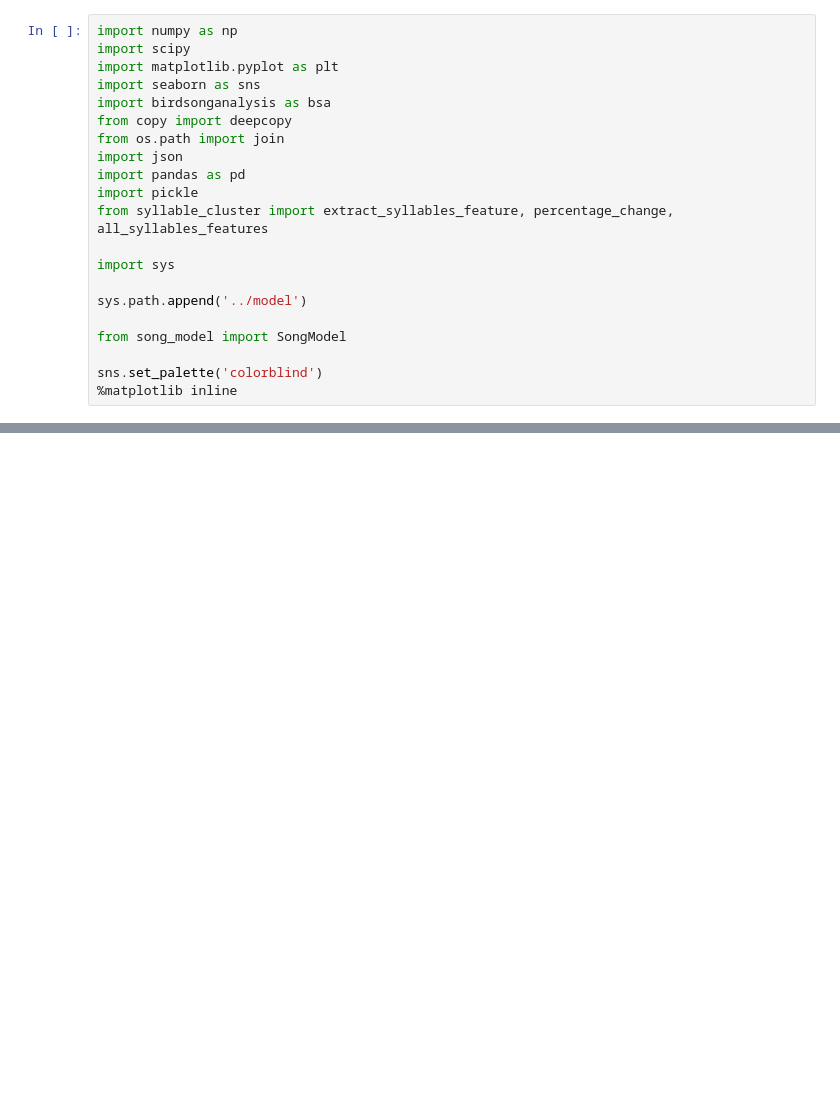
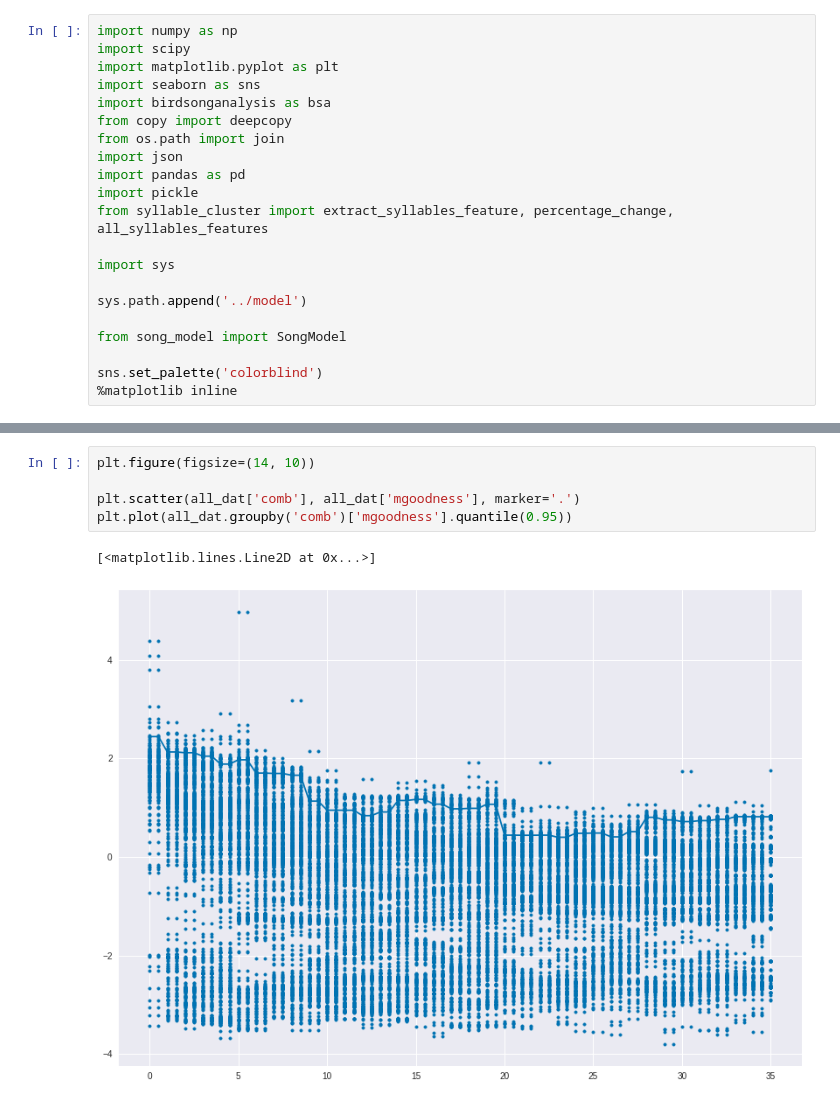
Before and after one commit to PaulEcoffet/birdsonglearningmodel, a Jupyter notebook: analysis/Syllables_analysis.ipynb, the cells around one changed output, grey strips where cells are left out. Saved outputs shown, nothing was run; the diff lists cells and outputs as text; blank space fills up the shorter version.

```diff
--- a/analysis/Syllables_analysis.ipynb
+++ b/analysis/Syllables_analysis.ipynb
@@ -113,0 +88,8 @@ all_dat[((all_dat.day == 5) & (all_dat.moment == 'evening')) | all_dat[((all_dat
+# %%
+plt.figure(figsize=(14, 10))
+
+plt.scatter(all_dat['comb'], all_dat['mgoodness'], marker='.')
+plt.plot(all_dat.groupby('comb')['mgoodness'].quantile(0.95))
+# %% [output]
+[<matplotlib.lines.Line2D at 0x...>]
+[figure, added]
```
Also changed, not shown: parts of 17 cells of this notebook, 2 other files.
